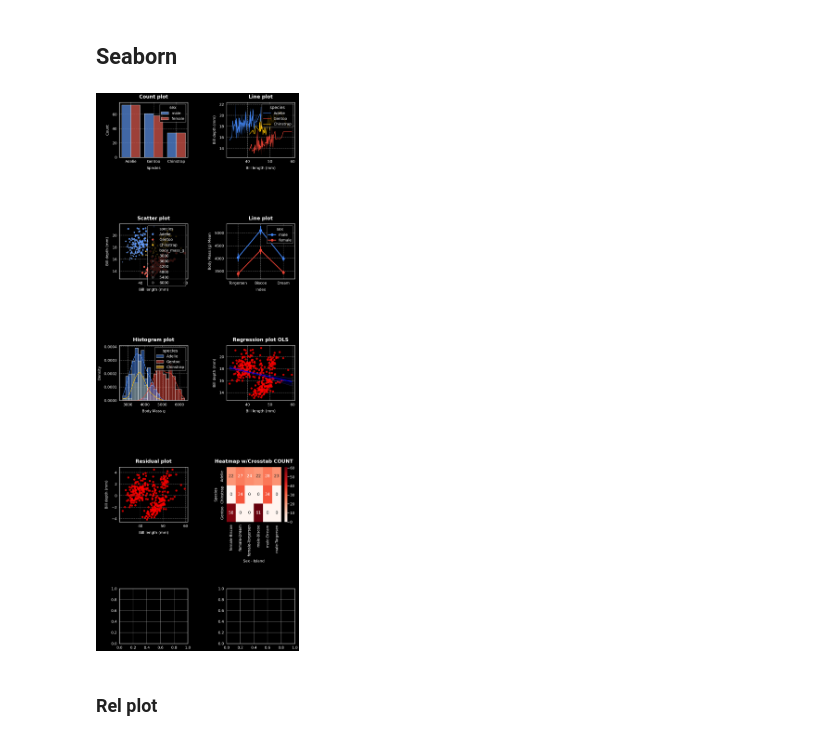
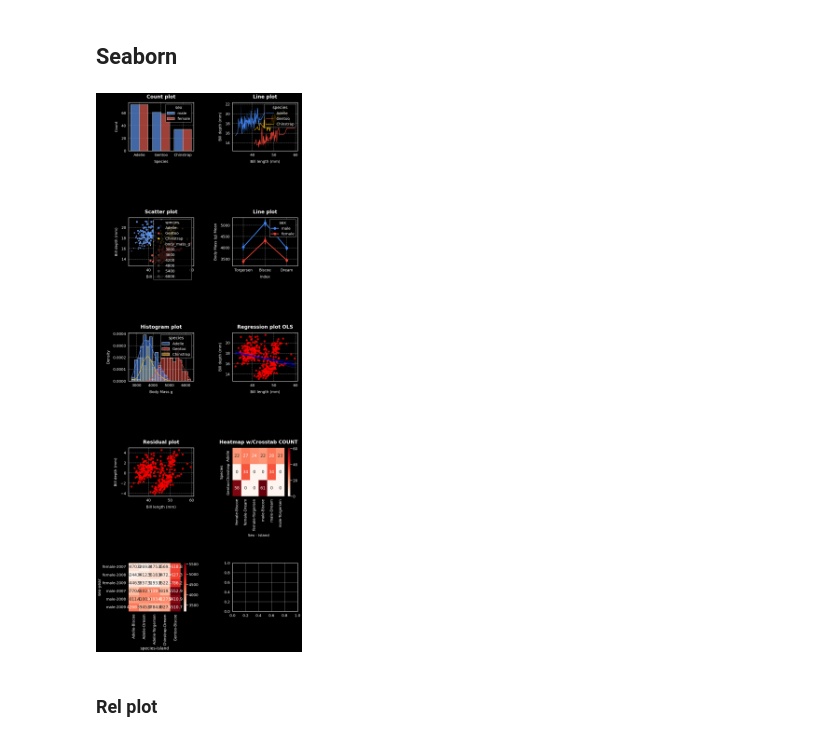
Before and after one commit to carlosjesuscaro/data_analysis_summary, a Jupyter notebook: Visualizations.ipynb, the cells around one changed output. Saved outputs shown, nothing was run; the diff lists cells and outputs as text; code cells hidden in the pictures.

```diff
--- a/Visualizations.ipynb
+++ b/Visualizations.ipynb
@@ -278,34 +278,36 @@ axes[2, 0].set_xlabel('Body Mass g', labelpad=15, fontsize=18)
 axes[2, 0].set_ylabel('Density', labelpad=15, fontsize=18)
 axes[2, 0].grid(True, linestyle='--', which='major', axis='both', alpha=0.5)
 
 # Regression plot
 sns.regplot(data=data, x="bill_length_mm", y="bill_depth_mm", ax=axes[2, 1], color='red', scatter=True, line_kws={'color': 'blue'}, order=1)
 axes[2, 1].set_title('Regression plot OLS', pad=20, fontsize=24, fontweight='bold')
 axes[2, 1].set_xlabel('Bill length (mm)', labelpad=15, fontsize=18)
 axes[2, 1].set_ylabel('Bill depth (mm)', labelpad=15, fontsize=18)
 axes[2, 1].grid(True, linestyle='--', which='major', axis='both', alpha=0.5)
 
 # Residual plot
 sns.residplot(data=data, x="bill_length_mm", y="bill_depth_mm", ax=axes[3, 0], color='red')
 axes[3, 0].set_title('Residual plot', pad=20, fontsize=24, fontweight='bold')
 axes[3, 0].set_xlabel('Bill length (mm)', labelpad=15, fontsize=18)
 axes[3, 0].set_ylabel('Bill depth (mm)', labelpad=15, fontsize=18)
 axes[3, 0].grid(True, linestyle='--', which='major', axis='both', alpha=0.5)
 
 # Heatmap OPTION Crosstab
 cross_data = pd.crosstab(data.species, [data.sex, data.island])
 sns.heatmap(cross_data, annot=True, fmt='d', cmap='Reds', ax=axes[3, 1])
 axes[3, 1].set_title('Heatmap w/Crosstab COUNT', pad=20, fontsize=24, fontweight='bold')
 axes[3, 1].set_ylabel('Species', labelpad=15, fontsize=18)
 axes[3, 1].set_xlabel('Sex - Island', labelpad=15, fontsize=18)
 
 #  Heatmap OPTION Pivot table
+pivot_table = pd.pivot_table(data=data, index=['sex', 'year'], columns=['species', 'island'], values='body_mass_g', aggfunc='mean').round(1).fillna(0)
+sns.heatmap(pivot_table, annot=True, fmt='.1f', cmap='Reds', ax=axes[4, 0])
 
 
 plt.tight_layout(pad=4.0, h_pad=6.0, w_pad=5.0)
 plt.show()
 # %% [output]
-[figure, old version]
+[figure, new version]
 # %% [markdown]
 ### Rel plot
 # %%
```
Also changed, not shown: parts of 3 cells of this notebook, 1 other file.
